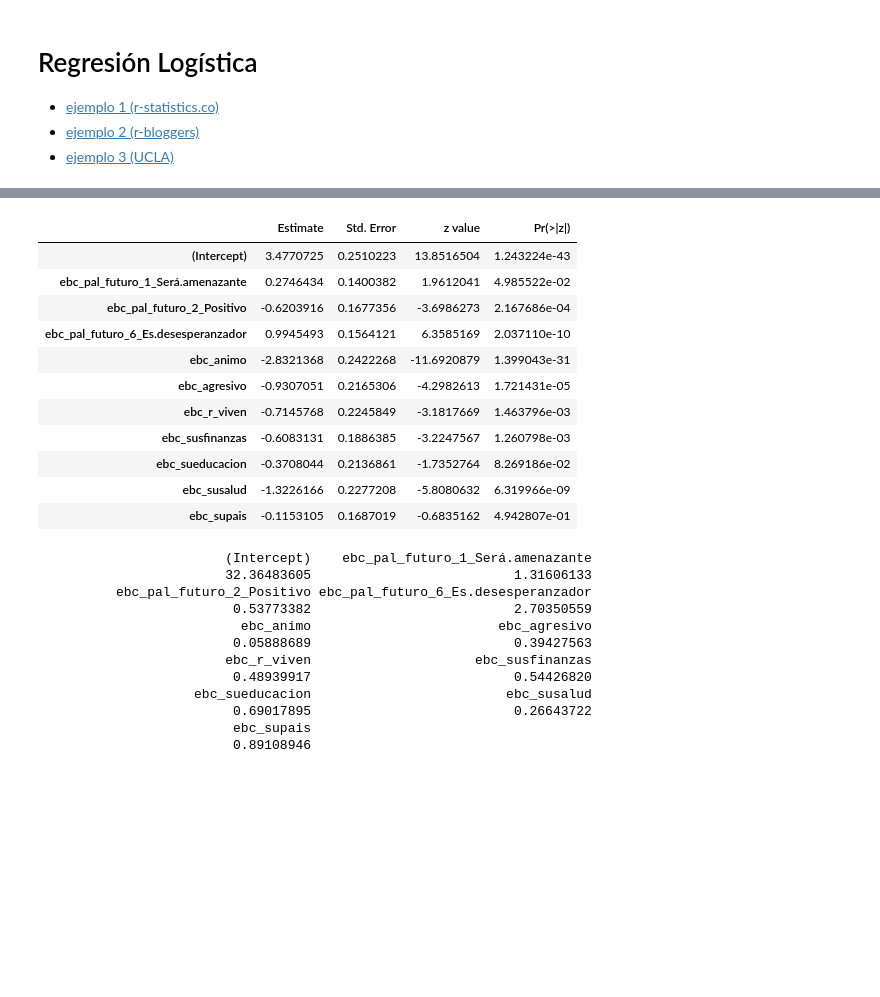
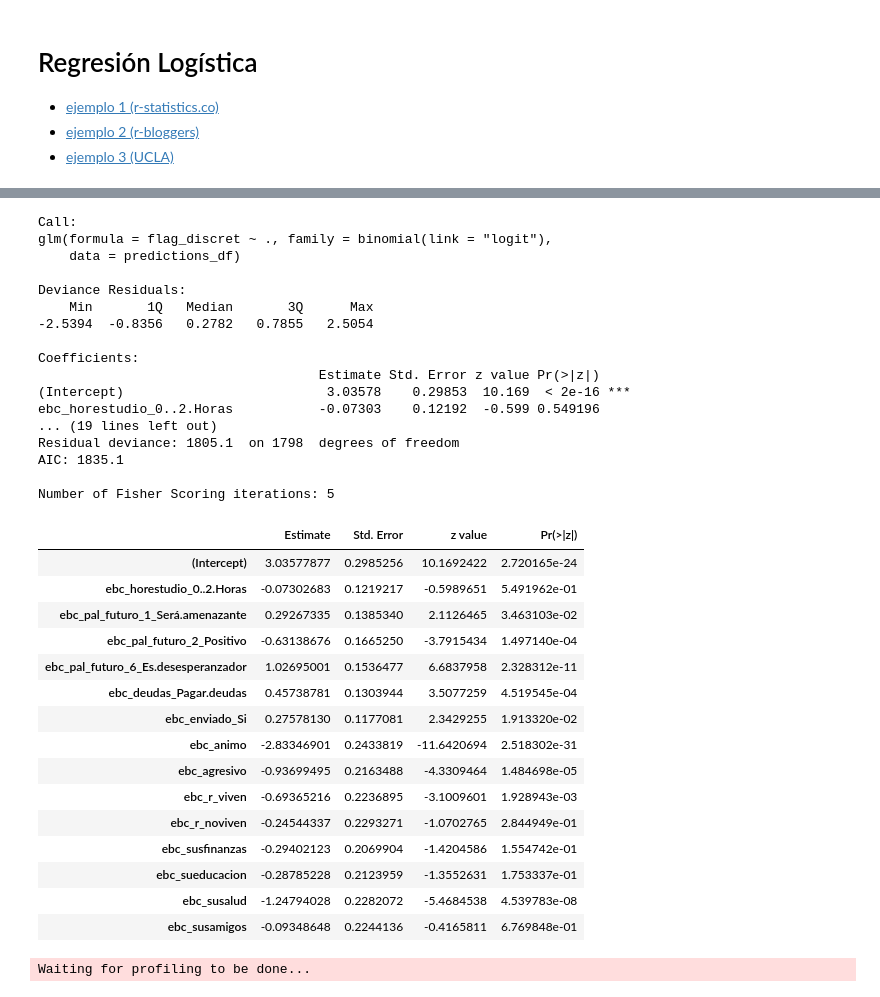
Before and after one commit to Yagwar/Proyectos, a Jupyter notebook: 4_1_2 Regresiones_informativas (R).ipynb, the cells around one changed output, grey strips where cells are left out. Cells and saved outputs as stored; diff of their text form; code cells hidden in the pictures; blank space fills up the shorter version.

```diff
--- a/4_1_2 Regresiones_informativas (R).ipynb
+++ b/4_1_2 Regresiones_informativas (R).ipynb
@@ -176,16 +351,21 @@ Number of Fisher Scoring iterations: 5
 pred_name="flag_discret"
 
 n_preds=10
-preds_columns=row.names(corr_inf_dist)[order(corr_inf_dist[paste(pred_name,"_dist",sep="")],decreasing=TRUE)[1:n_preds]] # top distancias
+preds_columns_import=row.names(corr_inf_dist)[order(corr_inf_dist[paste(pred_name,"_importance_mean",sep="")],decreasing=TRUE)[1:n_preds]] # top importancia
+preds_columns_correl=row.names(corr_inf_dist)[order(corr_inf_dist[pred_name],decreasing=TRUE)[1:n_preds]] # Top correlación
+preds_columns=unique(c(preds_columns_import,preds_columns_correl,pred_name))
 
-preds_columns=c(preds_columns,pred_name)
 preds_columns=gsub(" ", ".",preds_columns)
+preds_columns=gsub(",", ".",preds_columns)
+preds_columns=gsub("-", ".",preds_columns)
 print(preds_columns)
 
 predictions_df=datos_norm[,colnames(datos_norm)%in%preds_columns]
-model <- glm(flag_discret ~.,family=binomial(link='logit'),data=predictions_df)
+colnames(predictions_df)
+# predictions_df[pred_name]=1-predictions_df[pred_name]# Invertir variable criterio
 
-summary(model)
-summary(model)$coefficients
-exp(coef(model))
+model_1 <- glm(flag_discret ~.,family=binomial(link='logit'),data=predictions_df)
+summary(model_1)
+summary(model_1)$coefficients
+exp(cbind(OR = coef(model_1), confint(model_1)))
 # %% [output]
@@ -215,24 +388,34 @@ Number of Fisher Scoring iterations: 5
+Call:
+glm(formula = flag_discret ~ ., family = binomial(link = "logit"),
+    data = predictions_df)
+
+Deviance Residuals:
+    Min       1Q   Median       3Q      Max
+-2.5394  -0.8356   0.2782   0.7855   2.5054
+
+Coefficients:
+                                    Estimate Std. Error z value Pr(>|z|)
+(Intercept)                          3.03578    0.29853  10.169  < 2e-16 ***
+ebc_horestudio_0..2.Horas           -0.07303    0.12192  -0.599 0.549196
+... (19 lines left out)
+Residual deviance: 1805.1  on 1798  degrees of freedom
+AIC: 1835.1
+
+Number of Fisher Scoring iterations: 5
 |  | Estimate | Std. Error | z value | Pr(>|z|) |
-| (Intercept) | 3.4770725 | 0.2510223 | 13.8516504 | 1.243224e-43 |
-| ebc_pal_futuro_1_Será.amenazante | 0.2746434 | 0.1400382 | 1.9612041 | 4.985522e-02 |
-| ebc_pal_futuro_2_Positivo | -0.6203916 | 0.1677356 | -3.6986273 | 2.167686e-04 |
-| ebc_pal_futuro_6_Es.desesperanzador | 0.9945493 | 0.1564121 | 6.3585169 | 2.037110e-10 |
-| ebc_animo | -2.8321368 | 0.2422268 | -11.6920879 | 1.399043e-31 |
-| ebc_agresivo | -0.9307051 | 0.2165306 | -4.2982613 | 1.721431e-05 |
-| ebc_r_viven | -0.7145768 | 0.2245849 | -3.1817669 | 1.463796e-03 |
-| ebc_susfinanzas | -0.6083131 | 0.1886385 | -3.2247567 | 1.260798e-03 |
-| ebc_sueducacion | -0.3708044 | 0.2136861 | -1.7352764 | 8.269186e-02 |
-| ebc_susalud | -1.3226166 | 0.2277208 | -5.8080632 | 6.319966e-09 |
-| ebc_supais | -0.1153105 | 0.1687019 | -0.6835162 | 4.942807e-01 |
+| (Intercept) | 3.03577877 | 0.2985256 | 10.1692422 | 2.720165e-24 |
+| ebc_horestudio_0..2.Horas | -0.07302683 | 0.1219217 | -0.5989651 | 5.491962e-01 |
+| ebc_pal_futuro_1_Será.amenazante | 0.29267335 | 0.1385340 | 2.1126465 | 3.463103e-02 |
+| ebc_pal_futuro_2_Positivo | -0.63138676 | 0.1665250 | -3.7915434 | 1.497140e-04 |
+| ebc_pal_futuro_6_Es.desesperanzador | 1.02695001 | 0.1536477 | 6.6837958 | 2.328312e-11 |
+| ebc_deudas_Pagar.deudas | 0.45738781 | 0.1303944 | 3.5077259 | 4.519545e-04 |
+| ebc_enviado_Si | 0.27578130 | 0.1177081 | 2.3429255 | 1.913320e-02 |
+| ebc_animo | -2.83346901 | 0.2433819 | -11.6420694 | 2.518302e-31 |
+| ebc_agresivo | -0.93699495 | 0.2163488 | -4.3309464 | 1.484698e-05 |
+| ebc_r_viven | -0.69365216 | 0.2236895 | -3.1009601 | 1.928943e-03 |
+| ebc_r_noviven | -0.24544337 | 0.2293271 | -1.0702765 | 2.844949e-01 |
+| ebc_susfinanzas | -0.29402123 | 0.2069904 | -1.4204586 | 1.554742e-01 |
+| ebc_sueducacion | -0.28785228 | 0.2123959 | -1.3552631 | 1.753337e-01 |
+| ebc_susalud | -1.24794028 | 0.2282072 | -5.4684538 | 4.539783e-08 |
+| ebc_susamigos | -0.09348648 | 0.2244136 | -0.4165811 | 6.769848e-01 |
-                        (Intercept)    ebc_pal_futuro_1_Será.amenazante
-                        32.36483605                          1.31606133
-          ebc_pal_futuro_2_Positivo ebc_pal_futuro_6_Es.desesperanzador
-                         0.53773382                          2.70350559
-                          ebc_animo                        ebc_agresivo
-                         0.05888689                          0.39427563
-                        ebc_r_viven                     ebc_susfinanzas
-                         0.48939917                          0.54426820
-                    ebc_sueducacion                         ebc_susalud
-                         0.69017895                          0.26643722
-                         ebc_supais
-                         0.89108946
+Waiting for profiling to be done...
```
Also changed, not shown: parts of 7 cells of this notebook.
